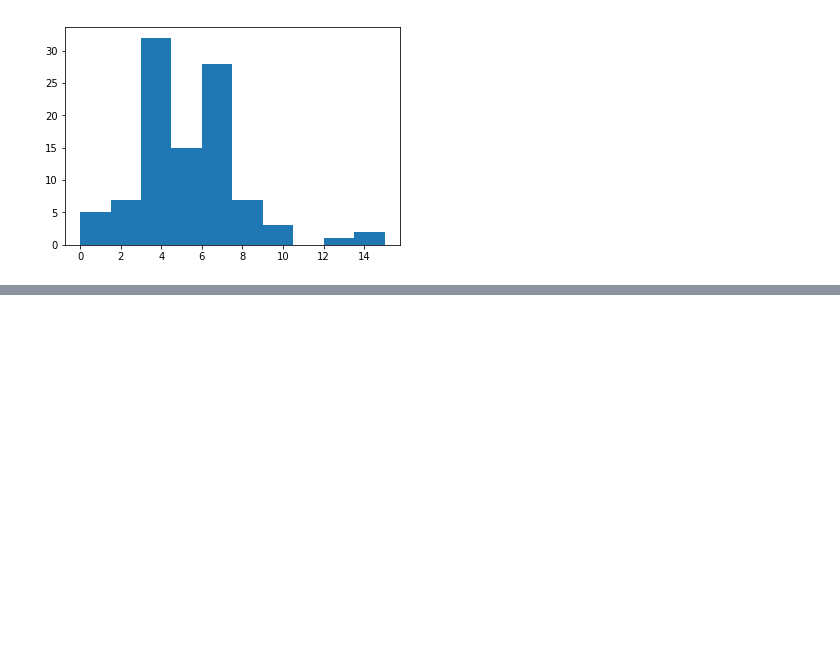
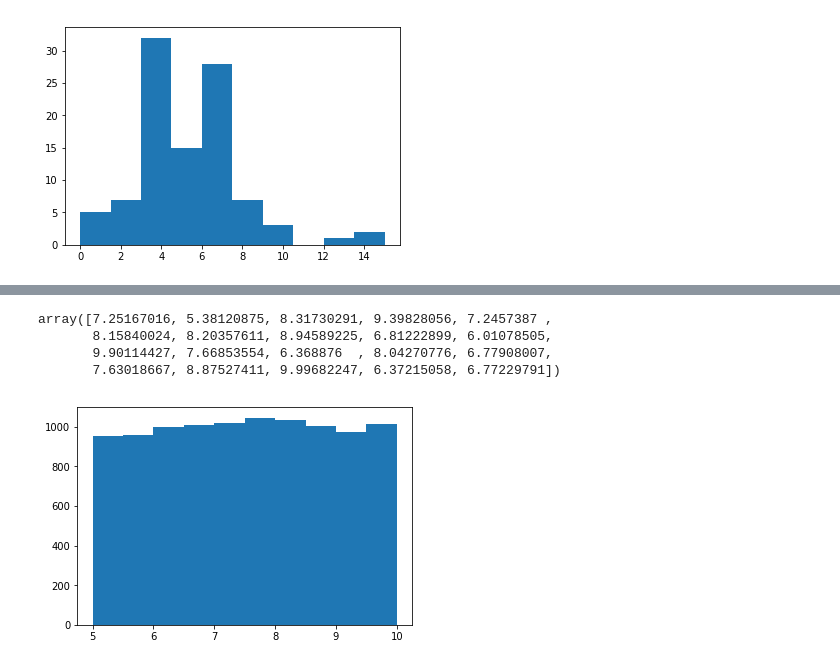
Before and after one commit to Gerrydh/Programming-for-DA-Assignments, a Jupyter notebook: Programming for Data Analysis- Assignment.ipynb, the cells around one changed output, grey strips where cells are left out. Saved outputs shown, nothing was run; the diff lists cells and outputs as text; code cells hidden in the pictures; blank space fills up the shorter version.

```diff
--- a/Programming for Data Analysis- Assignment.ipynb
+++ b/Programming for Data Analysis- Assignment.ipynb
@@ -165,0 +215,13 @@ plt.show()
+# %%
+np.random.uniform(5,10,20)
+# %% [output]
+array([7.25167016, 5.38120875, 8.31730291, 9.39828056, 7.2457387 ,
+       8.15840024, 8.20357611, 8.94589225, 6.81222899, 6.01078505,
+       9.90114427, 7.66853554, 6.368876  , 8.04270776, 6.77908007,
+       7.63018667, 8.87527411, 9.99682247, 6.37215058, 6.77229791])
+# %%
+x = np.random.uniform(5,10,10000)
+plt.hist(x)
+plt.show()
+# %% [output]
+[figure, added]
```
Also changed, not shown: parts of 7 cells of this notebook.
